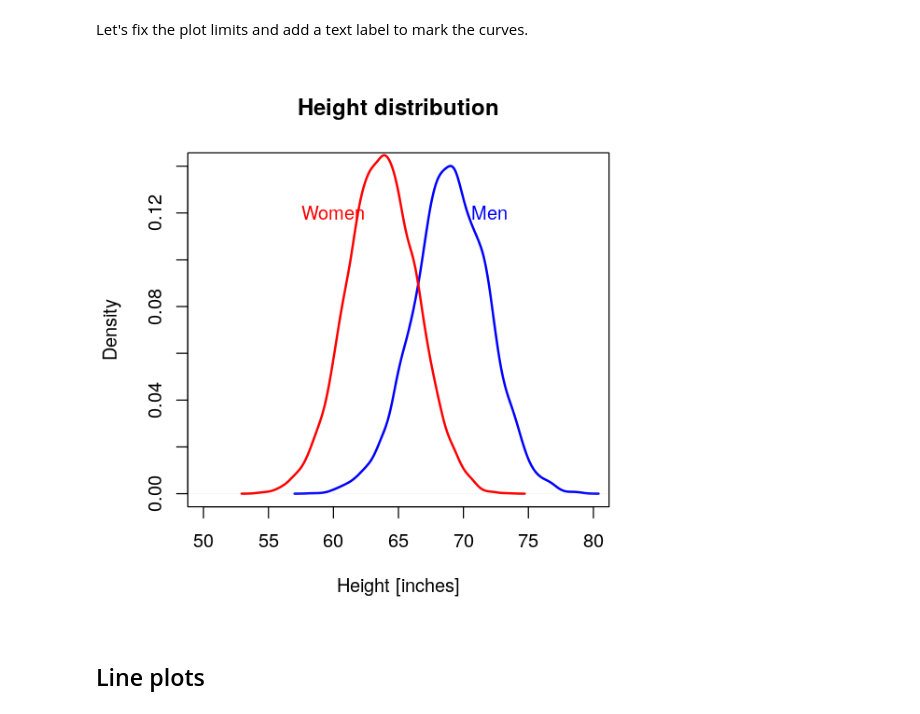
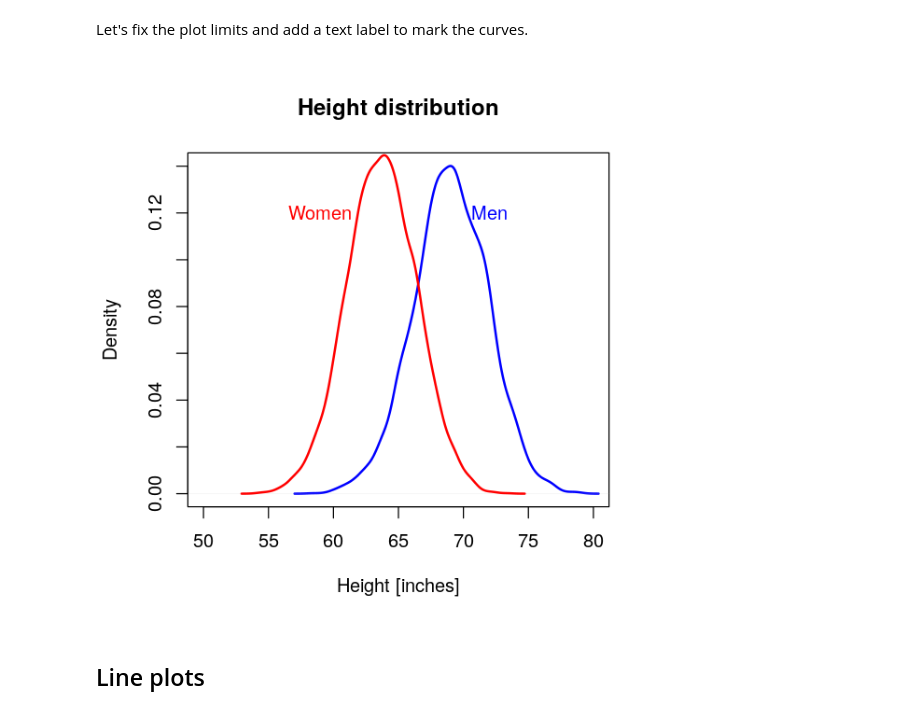
Before and after one commit to mkozturk/CMPE140, a Jupyter notebook: Lectures/Lecture 9 - Data import & plotting.ipynb, the cells around one changed output. Cells and saved outputs as stored; diff of their text form; code cells hidden in the pictures.

```diff
--- a/Lectures/Lecture 9 - Data import & plotting.ipynb
+++ b/Lectures/Lecture 9 - Data import & plotting.ipynb
@@ -561,13 +577,12 @@ Let's fix the plot limits and add a text label to mark the curves.
 # %%
 d1 <- density(men_heights)
 d2 <- density(women_heights)
 plot(d1, main="Height distribution", xlab="Height [inches]", col="blue", lwd=2, xlim = c(50,80))
 lines(d2, col="red", lwd=2)
-text(60, 0.12, "Women", col="red")
+text(59, 0.12, "Women", col="red")
 text(72, 0.12, "Men", col="blue")
-#title("Height distribution")
 # %% [output]
-[figure, old version]
+[figure, new version]
 # %% [markdown]
 Line plots
 ----
```
Also changed, not shown: parts of 12 cells of this notebook, 2 other files.
